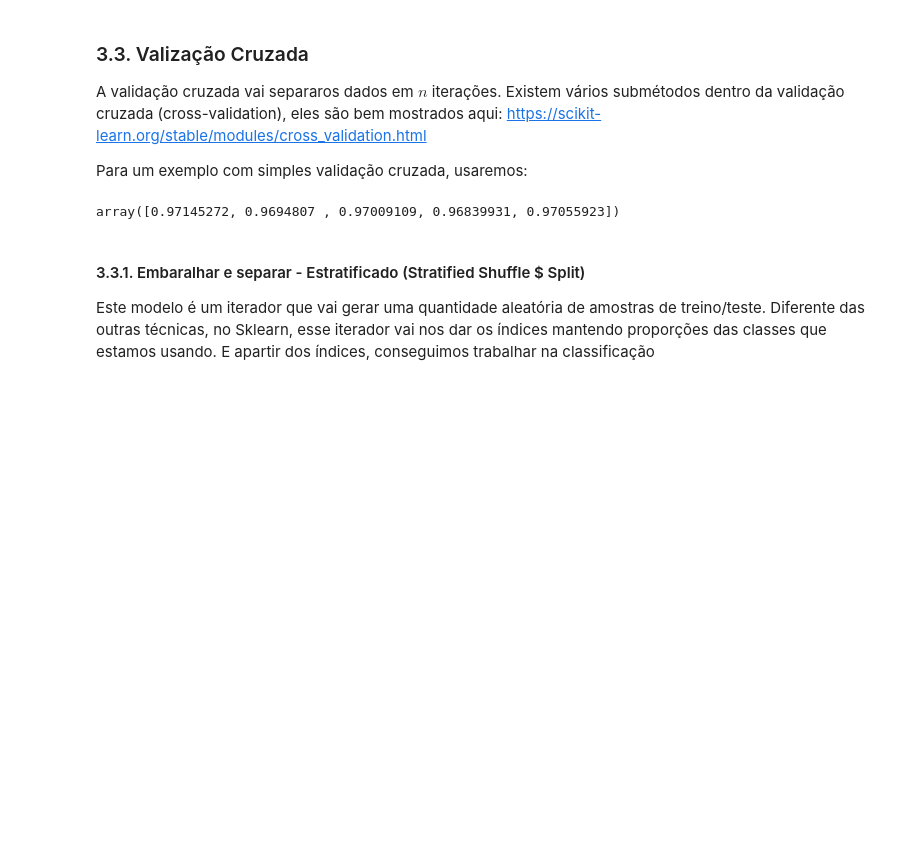
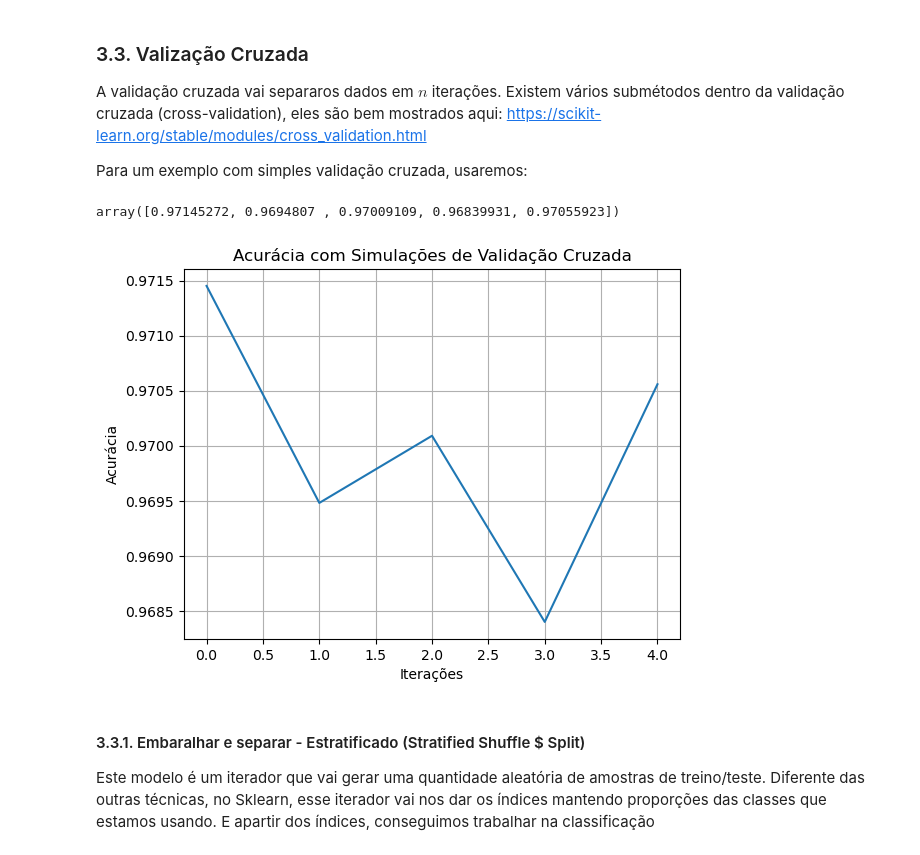
Before and after one commit to paeslemesa/tutoriaisPython, a Jupyter notebook: 07_Dividindo_Amostras_Treino_e_Teste.ipynb, the cells around one changed output. Cells and saved outputs as stored; diff of their text form; code cells hidden in the pictures; blank space fills up the shorter version.

```diff
--- a/07_Dividindo_Amostras_Treino_e_Teste.ipynb
+++ b/07_Dividindo_Amostras_Treino_e_Teste.ipynb
@@ -216,3 +207,14 @@ fig.show()
+# %%
+fig, ax = plt.subplots()
+ax.plot(range(len(acuracias_crossVal)), acuracias_crossVal)
+
+ax.set(xlabel='Iterações', ylabel='Acurácia',
+       title='Acurácia com Simulações de Validação Cruzada')
+ax.grid()
+
+plt.show()
+# %% [output]
+[figure, added]
 # %% [markdown]
 #### 3.3.1. Embaralhar e separar - Estratificado (Stratified Shuffle $ Split)
 
```
Also changed, not shown: parts of 7 cells of this notebook.
